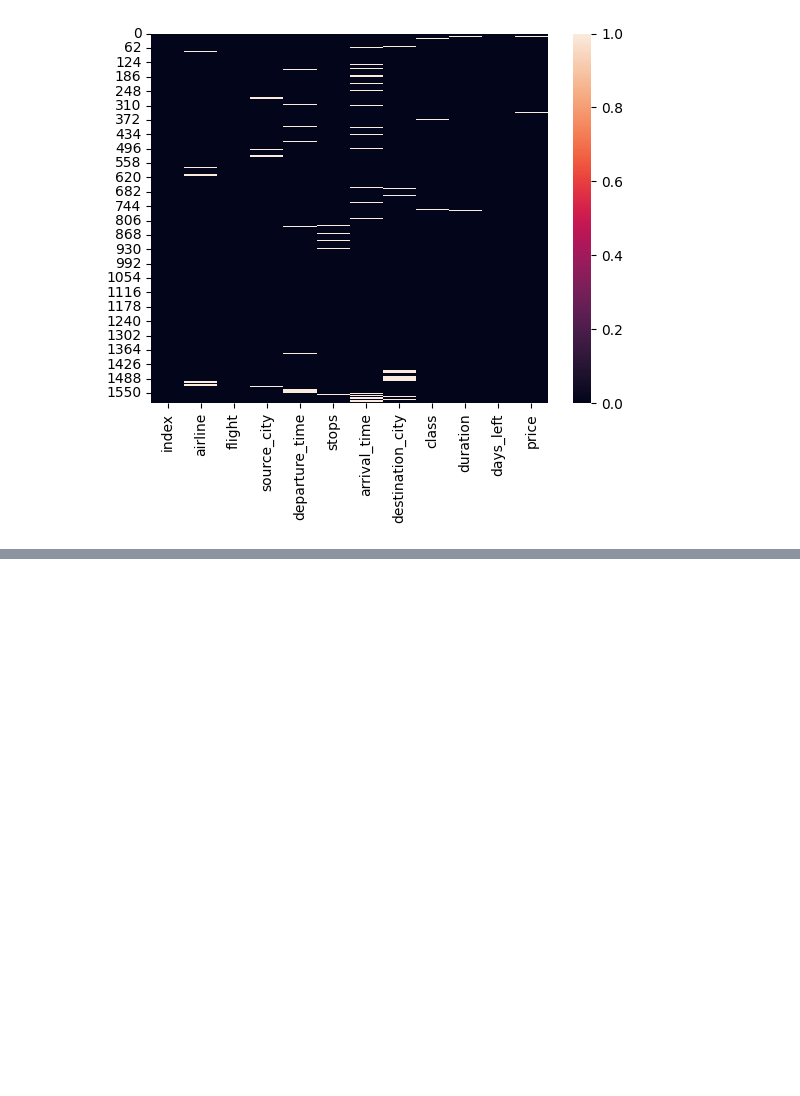
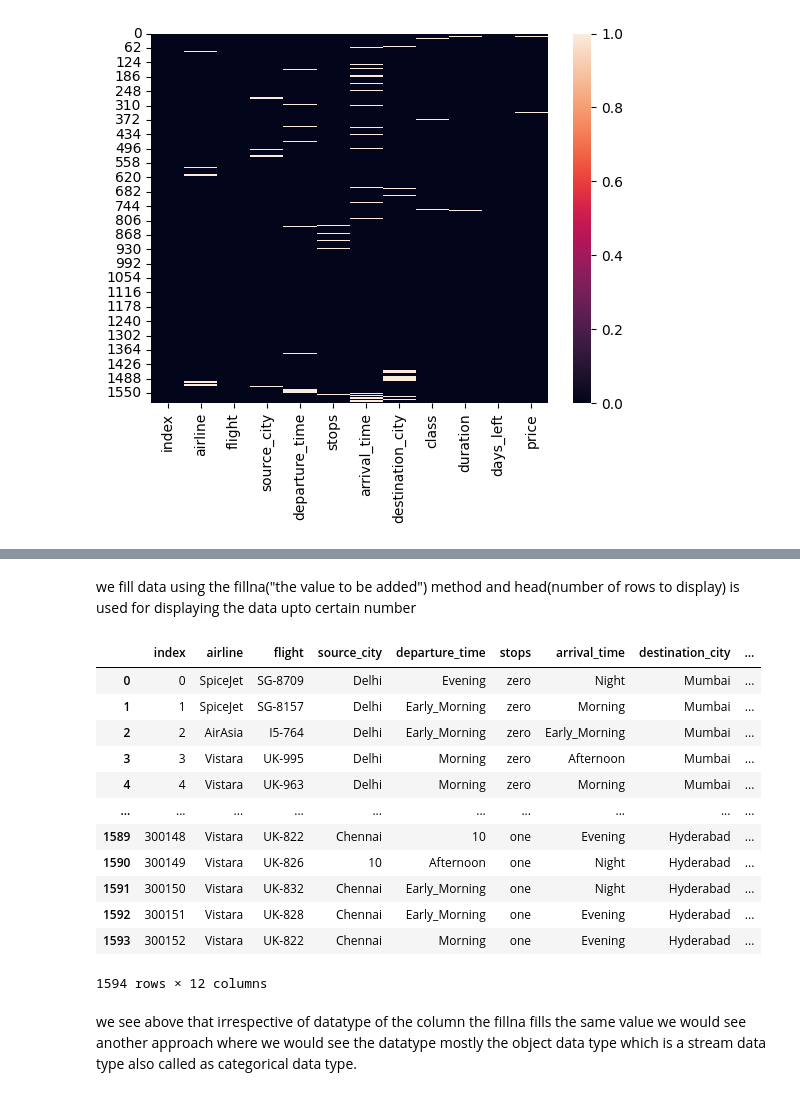
Before and after one commit to abhishektripathi66/Machine_Learning, a Jupyter notebook: MissingValue.ipynb, the cells around one changed output, grey strips where cells are left out. Saved outputs shown, nothing was run; the diff lists cells and outputs as text; code cells hidden in the pictures; blank space fills up the shorter version.

```diff
--- a/MissingValue.ipynb
+++ b/MissingValue.ipynb
@@ -132,0 +186,20 @@ plt.show()
+# %% [markdown]
+we fill data using the fillna("the value to be added") method and head(number of rows to display) is used for displaying the data upto certain number
+# %%
+dataset.fillna(10)
+# %% [output]
+|  | index | airline | flight | source_city | departure_time | stops | arrival_time | destination_city | ... |
+| 0 | 0 | SpiceJet | SG-8709 | Delhi | Evening | zero | Night | Mumbai | ... |
+| 1 | 1 | SpiceJet | SG-8157 | Delhi | Early_Morning | zero | Morning | Mumbai | ... |
+| 2 | 2 | AirAsia | I5-764 | Delhi | Early_Morning | zero | Early_Morning | Mumbai | ... |
+| 3 | 3 | Vistara | UK-995 | Delhi | Morning | zero | Afternoon | Mumbai | ... |
+| 4 | 4 | Vistara | UK-963 | Delhi | Morning | zero | Morning | Mumbai | ... |
+| ... | ... | ... | ... | ... | ... | ... | ... | ... | ... |
+| 1589 | 300148 | Vistara | UK-822 | Chennai | 10 | one | Evening | Hyderabad | ... |
+| 1590 | 300149 | Vistara | UK-826 | 10 | Afternoon | one | Night | Hyderabad | ... |
+| 1591 | 300150 | Vistara | UK-832 | Chennai | Early_Morning | one | Night | Hyderabad | ... |
+| 1592 | 300151 | Vistara | UK-828 | Chennai | Early_Morning | one | Evening | Hyderabad | ... |
+| 1593 | 300152 | Vistara | UK-822 | Chennai | Morning | one | Evening | Hyderabad | ... |
+1594 rows × 12 columns
+# %% [markdown]
+we see above that irrespective of datatype of the column the fillna fills the same value we would see another approach where we would see the datatype mostly the object data type which is a stream data type also called as categorical data type.
```
Also changed, not shown: parts of 29 cells of this notebook, 5 other files.
